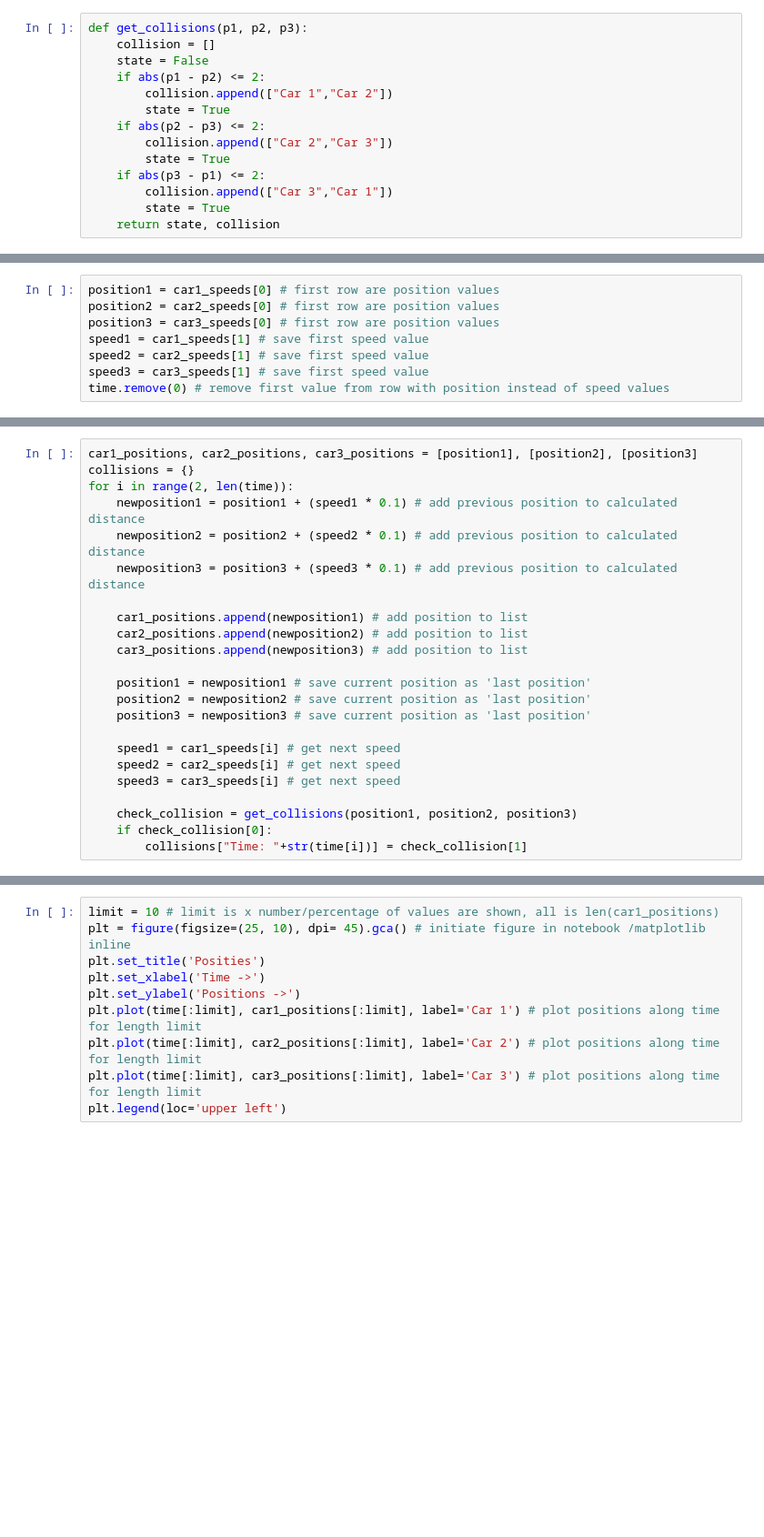
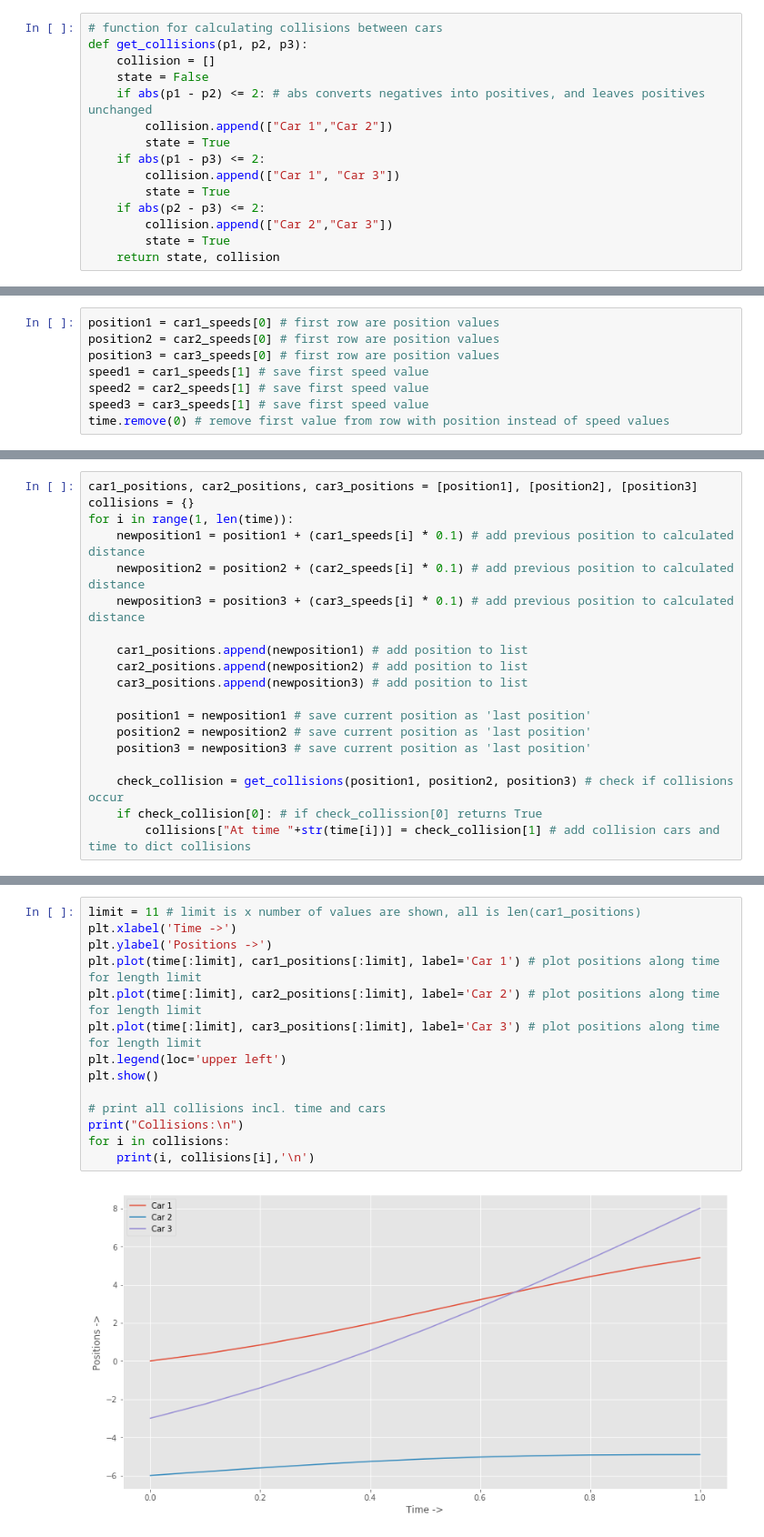
Before and after one commit to vlreinier/AC, a Jupyter notebook: Verkeerssimulatie.ipynb, the cells around one changed output, grey strips where cells are left out. Shown at 91% size. Cells and saved outputs as stored; diff of their text form; blank space fills up the shorter version.

```diff
--- a/Verkeerssimulatie.ipynb
+++ b/Verkeerssimulatie.ipynb
@@ -55,16 +72,17 @@ plt.legend(loc='upper left')
 # %% [markdown]
 __Botsing Berekening__
 # %%
+# function for calculating collisions between cars
 def get_collisions(p1, p2, p3):
     collision = []
     state = False
-    if abs(p1 - p2) <= 2:
+    if abs(p1 - p2) <= 2: # abs converts negatives into positives, and leaves positives unchanged
         collision.append(["Car 1","Car 2"])
+        state = True
+    if abs(p1 - p3) <= 2:
+        collision.append(["Car 1", "Car 3"])
         state = True
     if abs(p2 - p3) <= 2:
         collision.append(["Car 2","Car 3"])
         state = True
-    if abs(p3 - p1) <= 2:
-        collision.append(["Car 3","Car 1"])
-        state = True
     return state, collision
@@ -88,10 +127,10 @@ time.remove(0) # remove first value from row with position instead of speed valu
 # %%
 car1_positions, car2_positions, car3_positions = [position1], [position2], [position3]
 collisions = {}
-for i in range(2, len(time)):
-    newposition1 = position1 + (speed1 * 0.1) # add previous position to calculated distance
-    newposition2 = position2 + (speed2 * 0.1) # add previous position to calculated distance
-    newposition3 = position3 + (speed3 * 0.1) # add previous position to calculated distance
+for i in range(1, len(time)):
+    newposition1 = position1 + (car1_speeds[i] * 0.1) # add previous position to calculated distance
+    newposition2 = position2 + (car2_speeds[i] * 0.1) # add previous position to calculated distance
+    newposition3 = position3 + (car3_speeds[i] * 0.1) # add previous position to calculated distance
 
     car1_positions.append(newposition1) # add position to list
     car2_positions.append(newposition2) # add position to list
@@ -101,10 +140,6 @@ for i in range(2, len(time)):
     position2 = newposition2 # save current position as 'last position'
     position3 = newposition3 # save current position as 'last position'
 
-    speed1 = car1_speeds[i] # get next speed
-    speed2 = car2_speeds[i] # get next speed
-    speed3 = car3_speeds[i] # get next speed
-
-    check_collision = get_collisions(position1, position2, position3)
-    if check_collision[0]:
-        collisions["Time: "+str(time[i])] = check_collision[1]
+    check_collision = get_collisions(position1, position2, position3) # check if collisions occur
+    if check_collision[0]: # if check_collission[0] returns True
+        collisions["At time "+str(time[i])] = check_collision[1] # add collision cars and time to dict collisions
@@ -131,11 +148,16 @@ Time: 1.0 [['Car 3', 'Car 1']]
 # %%
-limit = 10 # limit is x number/percentage of values are shown, all is len(car1_positions)
-plt = figure(figsize=(25, 10), dpi= 45).gca() # initiate figure in notebook /matplotlib inline
-plt.set_title('Posities')
-plt.set_xlabel('Time ->')
-plt.set_ylabel('Positions ->')
+limit = 11 # limit is x number of values are shown, all is len(car1_positions)
+plt.xlabel('Time ->')
+plt.ylabel('Positions ->')
 plt.plot(time[:limit], car1_positions[:limit], label='Car 1') # plot positions along time for length limit
 plt.plot(time[:limit], car2_positions[:limit], label='Car 2') # plot positions along time for length limit
 plt.plot(time[:limit], car3_positions[:limit], label='Car 3') # plot positions along time for length limit
 plt.legend(loc='upper left')
+plt.show()
+
+# print all collisions incl. time and cars
+print("Collisions:\n")
+for i in collisions:
+    print(i, collisions[i],'\n')
 # %% [output]
+[figure, new version]
```
Also changed, not shown: parts of 16 cells of this notebook.
